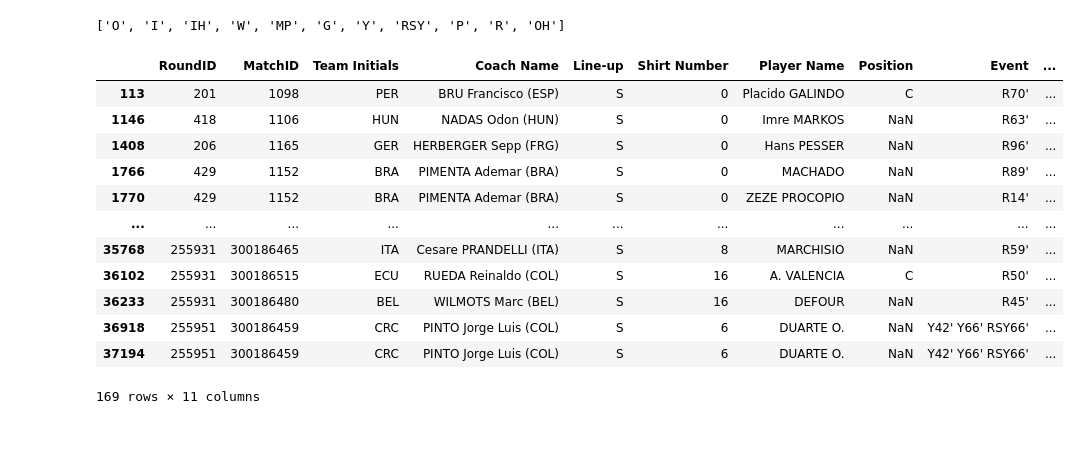
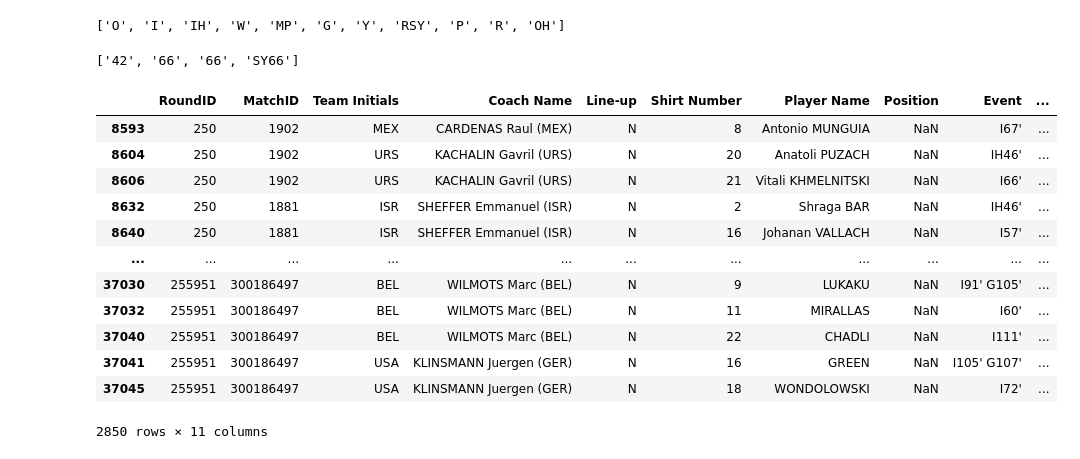
Before and after one commit to CaptainHippie/World-Cup-Analysis, a Jupyter notebook: fifa-wc.ipynb, the cells around one changed output. Drawn from its saved outputs; the diff is of its cells as text; code cells hidden in the pictures.

```diff
--- a/fifa-wc.ipynb
+++ b/fifa-wc.ipynb
@@ -921,19 +824,23 @@ all_events = list(set(zzz))
 all_events
 # %% [output]
 ['O', 'I', 'IH', 'W', 'MP', 'G', 'Y', 'RSY', 'P', 'R', 'OH']
+# %%
+re.findall(r"Y(.*?)\'", "Y42' Y66' RSY66'") + re.findall(r"R(.*?)\'", "Y42' Y66' RSY66'")
+# %% [output]
+['42', '66', '66', 'SY66']
 # %%
-df_players[df_players['Event'].str.count('R')>0]
+df_players[df_players['Event'].str.count('I')>0]
 # %% [output]
 |  | RoundID | MatchID | Team Initials | Coach Name | Line-up | Shirt Number | Player Name | Position | Event | ... |
-| 113 | 201 | 1098 | PER | BRU Francisco (ESP) | S | 0 | Placido GALINDO | C | R70' | ... |
-| 1146 | 418 | 1106 | HUN | NADAS Odon (HUN) | S | 0 | Imre MARKOS | NaN | R63' | ... |
-| 1408 | 206 | 1165 | GER | HERBERGER Sepp (FRG) | S | 0 | Hans PESSER | NaN | R96' | ... |
-| 1766 | 429 | 1152 | BRA | PIMENTA Ademar (BRA) | S | 0 | MACHADO | NaN | R89' | ... |
-| 1770 | 429 | 1152 | BRA | PIMENTA Ademar (BRA) | S | 0 | ZEZE PROCOPIO | NaN | R14' | ... |
+| 8593 | 250 | 1902 | MEX | CARDENAS Raul (MEX) | N | 8 | Antonio MUNGUIA | NaN | I67' | ... |
+| 8604 | 250 | 1902 | URS | KACHALIN Gavril (URS) | N | 20 | Anatoli PUZACH | NaN | IH46' | ... |
+| 8606 | 250 | 1902 | URS | KACHALIN Gavril (URS) | N | 21 | Vitali KHMELNITSKI | NaN | I66' | ... |
+| 8632 | 250 | 1881 | ISR | SHEFFER Emmanuel (ISR) | N | 2 | Shraga BAR | NaN | IH46' | ... |
+| 8640 | 250 | 1881 | ISR | SHEFFER Emmanuel (ISR) | N | 16 | Johanan VALLACH | NaN | I57' | ... |
 | ... | ... | ... | ... | ... | ... | ... | ... | ... | ... | ... |
-| 35768 | 255931 | 300186465 | ITA | Cesare PRANDELLI (ITA) | S | 8 | MARCHISIO | NaN | R59' | ... |
-| 36102 | 255931 | 300186515 | ECU | RUEDA Reinaldo (COL) | S | 16 | A. VALENCIA | C | R50' | ... |
-| 36233 | 255931 | 300186480 | BEL | WILMOTS Marc (BEL) | S | 16 | DEFOUR | NaN | R45' | ... |
-| 36918 | 255951 | 300186459 | CRC | PINTO Jorge Luis (COL) | S | 6 | DUARTE O. | NaN | Y42' Y66' RSY66' | ... |
-| 37194 | 255951 | 300186459 | CRC | PINTO Jorge Luis (COL) | S | 6 | DUARTE O. | NaN | Y42' Y66' RSY66' | ... |
+| 37030 | 255951 | 300186497 | BEL | WILMOTS Marc (BEL) | N | 9 | LUKAKU | NaN | I91' G105' | ... |
+| 37032 | 255951 | 300186497 | BEL | WILMOTS Marc (BEL) | N | 11 | MIRALLAS | NaN | I60' | ... |
+| 37040 | 255951 | 300186497 | BEL | WILMOTS Marc (BEL) | N | 22 | CHADLI | NaN | I111' | ... |
+| 37041 | 255951 | 300186497 | USA | KLINSMANN Juergen (GER) | N | 16 | GREEN | NaN | I105' G107' | ... |
+| 37045 | 255951 | 300186497 | USA | KLINSMANN Juergen (GER) | N | 18 | WONDOLOWSKI | NaN | I72' | ... |
-169 rows × 11 columns
+2850 rows × 11 columns
```
Also changed, not shown: parts of 27 cells of this notebook, 2 other files.
